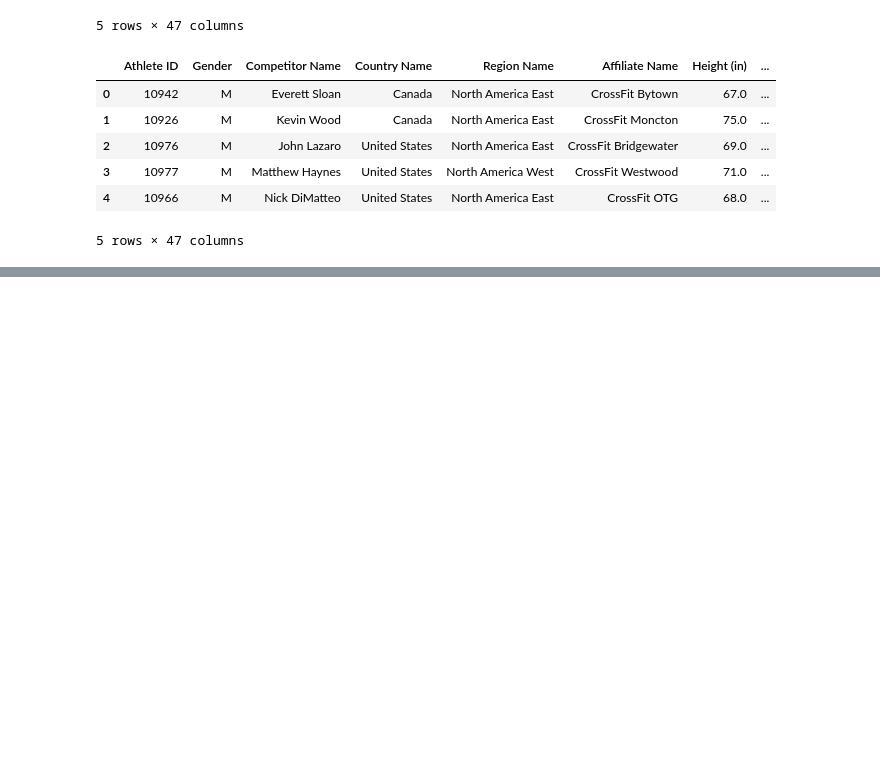
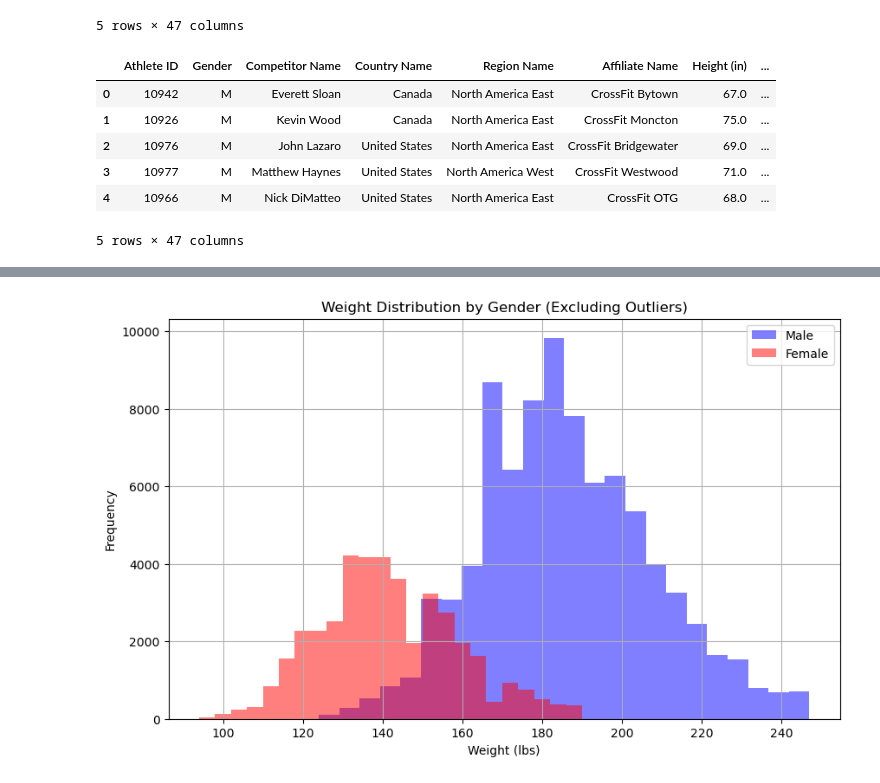
Before and after one commit to cdmoseley/CrossFit-Galvanize-Capstone, a Jupyter notebook: Crossfit_Analysis.ipynb, the cells around one changed output, grey strips where cells are left out. Drawn from its saved outputs; the diff is of its cells as text; code cells hidden in the pictures; blank space fills up the shorter version.

```diff
--- a/Crossfit_Analysis.ipynb
+++ b/Crossfit_Analysis.ipynb
@@ -102,0 +462,26 @@ memory usage: 105.7+ MB
+# %%
+# Function to remove outliers based on interquartile range (IQR)
+def remove_outliers_iqr(data):
+    Q1 = data.quantile(0.25)
+    Q3 = data.quantile(0.75)
+    IQR = Q3 - Q1
+    lower_bound = Q1 - 1.5 * IQR
+    upper_bound = Q3 + 1.5 * IQR
+    return data[(data >= lower_bound) & (data <= upper_bound)]
+
+# Remove outliers for male and female weight data
+male_weight_no_outliers = remove_outliers_iqr(CrossFit[CrossFit['Gender'] == 'M']['Weight (lbs)'])
+female_weight_no_outliers = remove_outliers_iqr(CrossFit[CrossFit['Gender'] == 'F']['Weight (lbs)'])
+
+# Plotting histograms for Weight comparing male and female without outliers
+plt.figure(figsize=(10, 6))
+plt.hist(male_weight_no_outliers, bins=24, alpha=0.5, label='Male', color='blue')
+plt.hist(female_weight_no_outliers, bins=24, alpha=0.5, label='Female', color='red')
+plt.title('Weight Distribution by Gender (Excluding Outliers)')
+plt.xlabel('Weight (lbs)')
+plt.ylabel('Frequency')
+plt.legend()
+plt.grid(True)
+plt.show()
+# %% [output]
+[figure, added]
```
Also changed, not shown: parts of 52 cells of this notebook, 6 other files.
